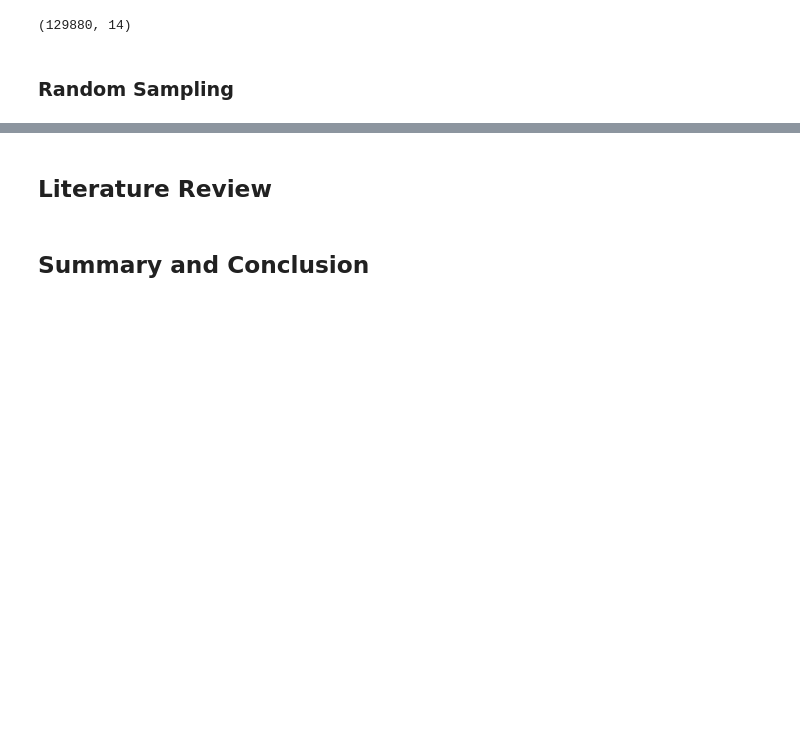
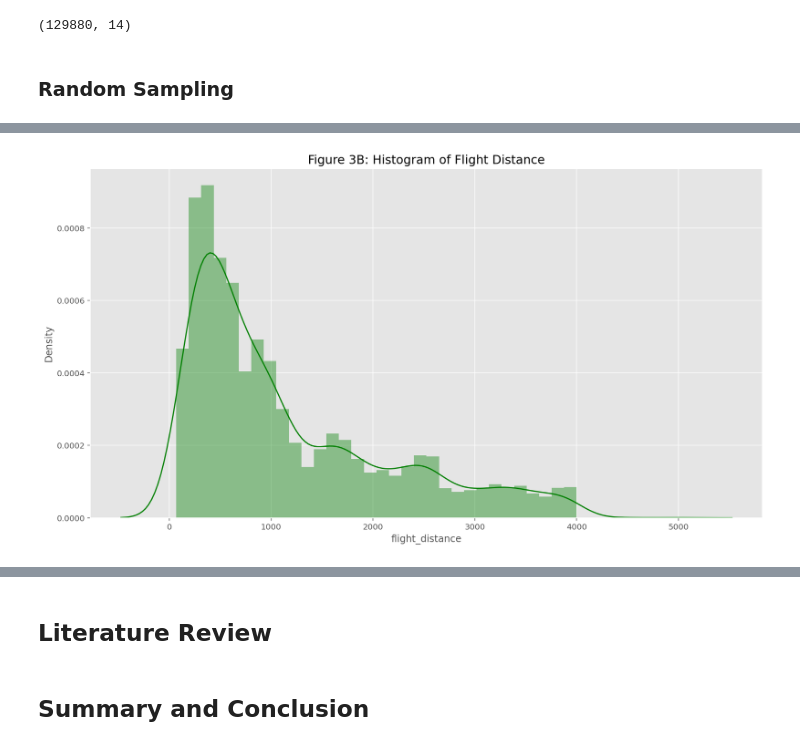
Before and after one commit to ChrisioGwaan/MC2-Phase1, a Jupyter notebook: Phase1_Group26.ipynb, the cells around one changed output, grey strips where cells are left out. Drawn from its saved outputs; the diff is of its cells as text; code cells hidden in the pictures; blank space fills up the shorter version.

```diff
--- a/Phase1_Group26.ipynb
+++ b/Phase1_Group26.ipynb
@@ -321,0 +373,7 @@ csc.shape
+# %%
+# Histogram of Flight Distance
+plt.figure(figsize = (15,8))
+fig_3b = sns.distplot(csc['flight_distance'], color="g", kde=True, bins=40).set_title('Figure 3B: Histogram of Flight Distance', fontsize = 15)
+plt.show();
+# %% [output]
+[figure, added]
```
Also changed, not shown: parts of 25 cells of this notebook.
